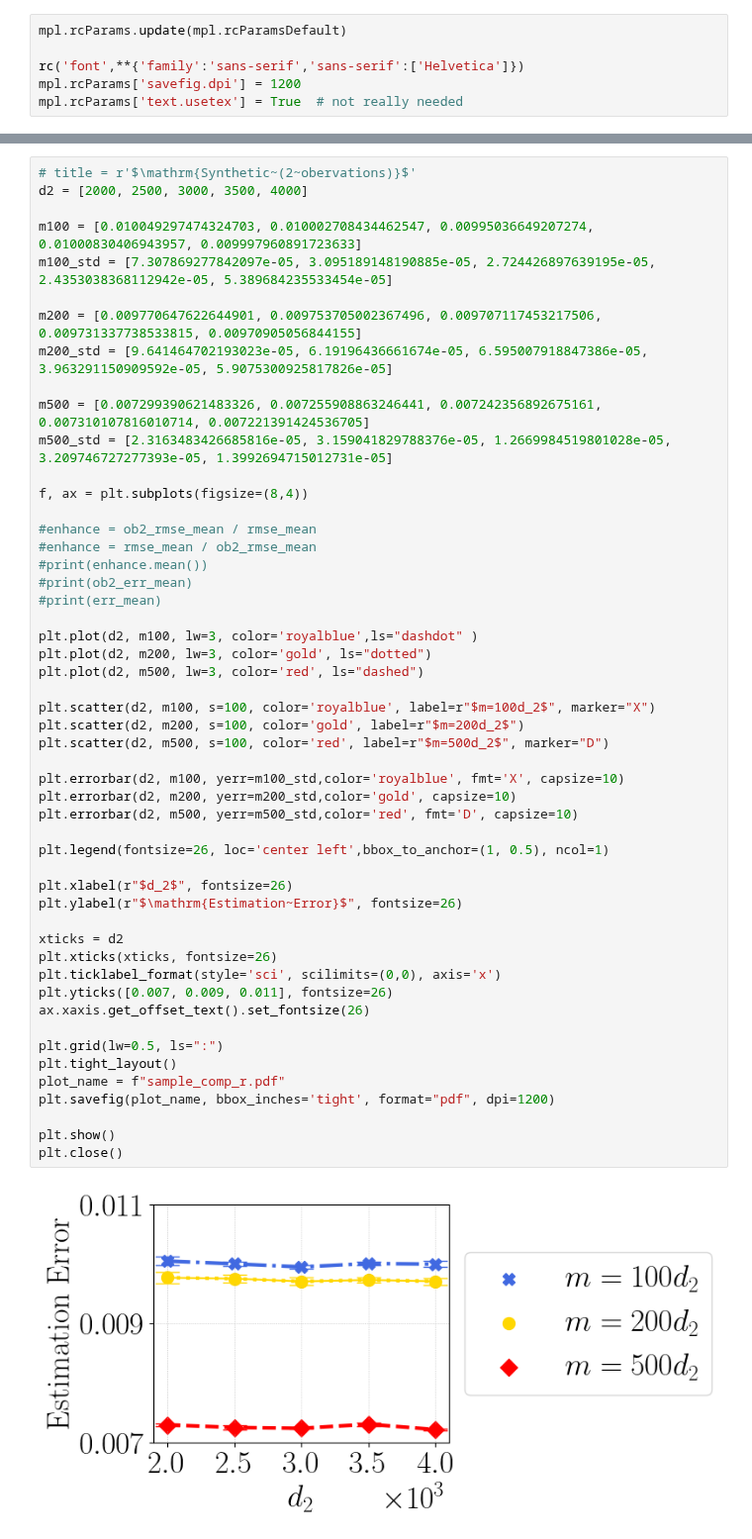
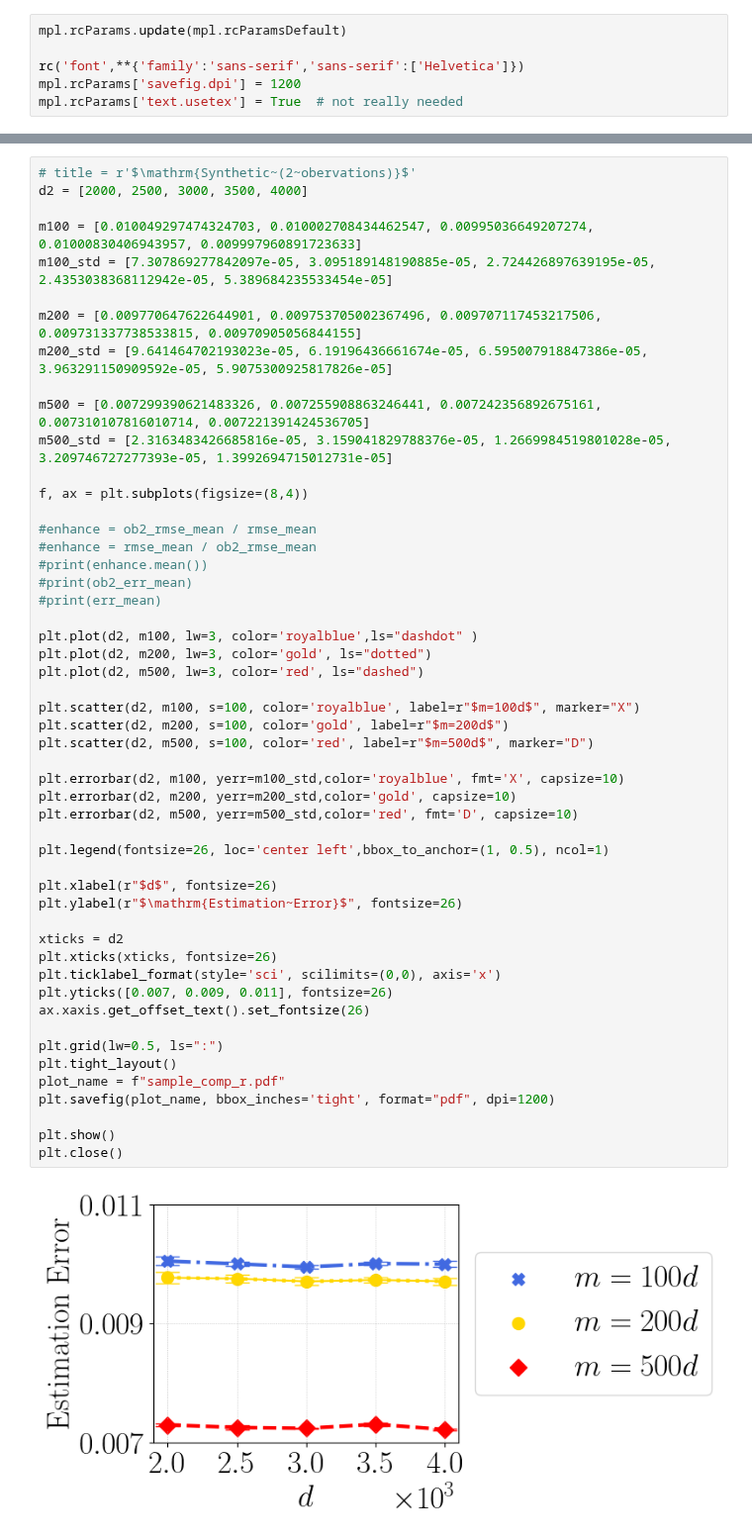
Before and after one commit to VirtuosoResearch/Matrix-completion-from-ultrasparse-samples, a Jupyter notebook: revised_figures/sample_comp.ipynb, the cells around one changed output, grey strips where cells are left out. Shown at 99% size. Drawn from its saved outputs; the diff is of its cells as text.

Commit message:
update figure 3

```diff
--- a/revised_figures/sample_comp.ipynb
+++ b/revised_figures/sample_comp.ipynb
@@ -90,35 +90,35 @@ f, ax = plt.subplots(figsize=(8,4))
 #print(ob2_err_mean)
 #print(err_mean)
 
 plt.plot(d2, m100, lw=3, color='royalblue',ls="dashdot" )
 plt.plot(d2, m200, lw=3, color='gold', ls="dotted")
 plt.plot(d2, m500, lw=3, color='red', ls="dashed")
 
-plt.scatter(d2, m100, s=100, color='royalblue', label=r"$m=100d_2$", marker="X")
-plt.scatter(d2, m200, s=100, color='gold', label=r"$m=200d_2$")
-plt.scatter(d2, m500, s=100, color='red', label=r"$m=500d_2$", marker="D")
+plt.scatter(d2, m100, s=100, color='royalblue', label=r"$m=100d$", marker="X")
+plt.scatter(d2, m200, s=100, color='gold', label=r"$m=200d$")
+plt.scatter(d2, m500, s=100, color='red', label=r"$m=500d$", marker="D")
 
 plt.errorbar(d2, m100, yerr=m100_std,color='royalblue', fmt='X', capsize=10)
 plt.errorbar(d2, m200, yerr=m200_std,color='gold', capsize=10)
 plt.errorbar(d2, m500, yerr=m500_std,color='red', fmt='D', capsize=10)
 
 plt.legend(fontsize=26, loc='center left',bbox_to_anchor=(1, 0.5), ncol=1)
 
-plt.xlabel(r"$d_2$", fontsize=26)
+plt.xlabel(r"$d$", fontsize=26)
 plt.ylabel(r"$\mathrm{Estimation~Error}$", fontsize=26)
 
 xticks = d2
 plt.xticks(xticks, fontsize=26)
 plt.ticklabel_format(style='sci', scilimits=(0,0), axis='x')
 plt.yticks([0.007, 0.009, 0.011], fontsize=26)
 ax.xaxis.get_offset_text().set_fontsize(26)
 
 plt.grid(lw=0.5, ls=":")
 plt.tight_layout()
 plot_name = f"sample_comp_r.pdf"
 plt.savefig(plot_name, bbox_inches='tight', format="pdf", dpi=1200)
 
 plt.show()
 plt.close()
 # %% [output]
-[figure, old version]
+[figure, new version]
```
Also changed, not shown: parts of 1 cell of this notebook, 2 other files.
